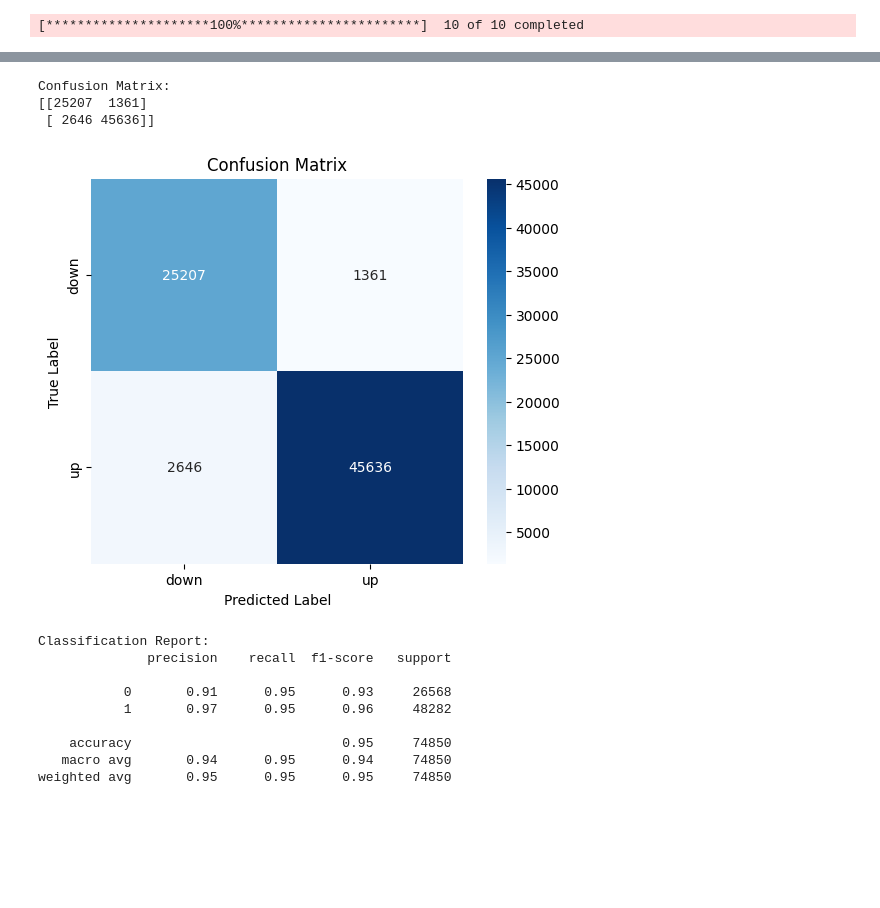
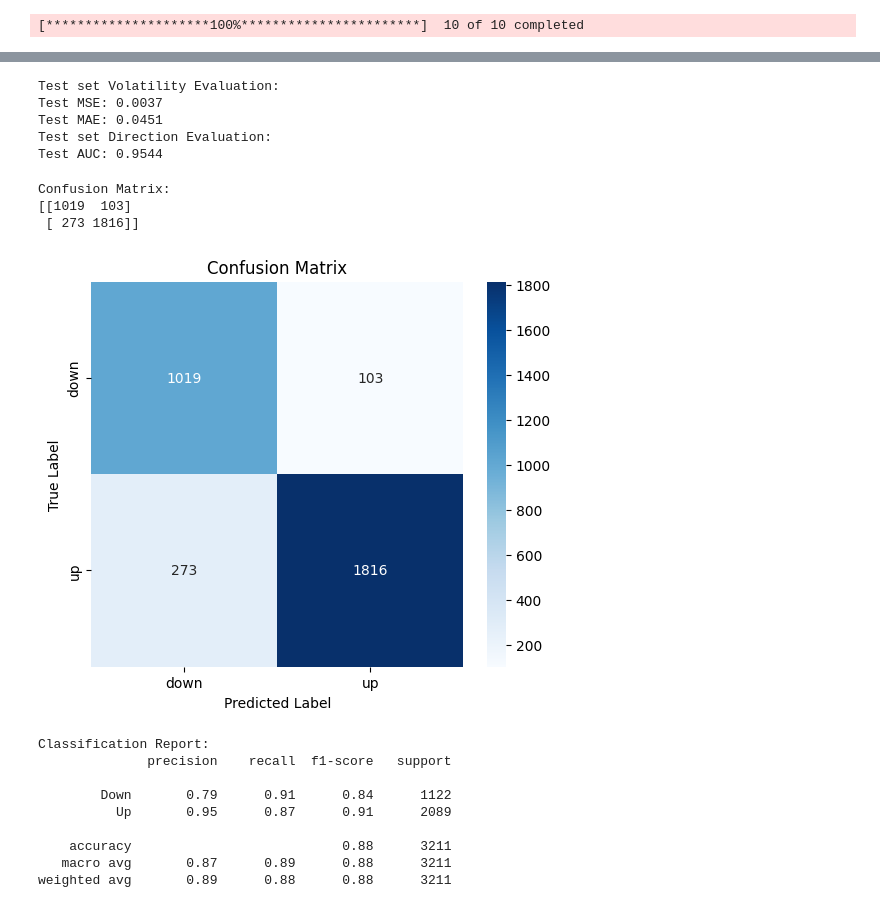
Before and after one commit to am3lia-low/dsa4265-group-5-Portfolio-Risk-Analyst-Chatbot, a Jupyter notebook: LSTM/LSTM.ipynb, the cells around one changed output, grey strips where cells are left out. Saved outputs shown, nothing was run; the diff lists cells and outputs as text; code cells hidden in the pictures; blank space fills up the shorter version.

```diff
--- a/LSTM/LSTM.ipynb
+++ b/LSTM/LSTM.ipynb
@@ -345,0 +199,36 @@ Epoch 10/10
+# %%
+# Convert to PyTorch tensors
+X_train = torch.tensor(X_train, dtype=torch.float32)
+X_valid = torch.tensor(X_valid, dtype=torch.float32)
+X_test  = torch.tensor(X_test,  dtype=torch.float32)
+
+yv_train = torch.tensor(yv_train, dtype=torch.float32).view(-1, 1)
+yv_valid = torch.tensor(yv_valid, dtype=torch.float32).view(-1, 1)
+yv_test  = torch.tensor(yv_test,  dtype=torch.float32).view(-1, 1)
+
+yd_train = torch.tensor(yd_train, dtype=torch.float32).view(-1, 1)
+yd_valid = torch.tensor(yd_valid, dtype=torch.float32).view(-1, 1)
+yd_test  = torch.tensor(yd_test,  dtype=torch.float32).view(-1, 1)
+
+class PortfolioDataset(Dataset):
+    def __init__(self, X, y_vol, y_dir):
+        self.X = X
+        self.y_vol = y_vol
+        self.y_dir = y_dir
+
+    def __len__(self):
+        return len(self.X)
+
+    def __getitem__(self, idx):
+        return self.X[idx], self.y_vol[idx], self.y_dir[idx]
+
+
+# Create Datasets
+train_dataset = PortfolioDataset(X_train, yv_train, yd_train)
+valid_dataset = PortfolioDataset(X_valid, yv_valid, yd_valid)
+test_dataset = PortfolioDataset(X_test, yv_test, yd_test)
+
+# Create DataLoaders
+train_loader = DataLoader(train_dataset, batch_size=64, shuffle=True)
+val_loader   = DataLoader(valid_dataset, batch_size=64, shuffle=False)
+test_loader  = DataLoader(test_dataset, batch_size=64, shuffle=False)
@@ -449,0 +548,5 @@ MAE: 0.03449679174997501
+# %%
+all_preds = []
+all_targets = []
+all_probs = []
+test_metrics = evaluate(model, test_loader, mse_loss, bce_loss)
@@ -450,46 +571,59 @@ MAE: 0.03449679174997501
+# %%
+print("Test set Volatility Evaluation:")
+print(f"Test MSE: {test_metrics['vol_loss']:.4f}")
+print(f"Test MAE: {test_metrics['mae']:.4f}")
+
+print("Test set Direction Evaluation:")
+print(f"Test AUC: {test_metrics['auc']:.4f}")
+# %% [output]
+Test set Volatility Evaluation:
+Test MSE: 0.0037
+Test MAE: 0.0451
+Test set Direction Evaluation:
+Test AUC: 0.9544
 # %%
 # Convert probabilities to 0/1
-y_dir_pred_class = (y_dir_pred > threshold).astype(int)
+y_dir_pred_class = (np.array(all_preds) > threshold).astype(int)
 
 # print(np.unique(yd_test))
 
 # Confusion matrix
 cm = confusion_matrix(yd_test, y_dir_pred_class)
 print("Confusion Matrix:")
 print(cm)
 
 labels = ['down', 'up']
 plt.figure(figsize=(6,5))
 sns.heatmap(
    cm,
    annot=True,
    fmt="d",
    cmap="Blues",
    xticklabels=labels,
    yticklabels=labels
 )
 plt.xlabel("Predicted Label")
 plt.ylabel("True Label")
 plt.title("Confusion Matrix")
 plt.show()
 # %% [output]
 Confusion Matrix:
-[[25207  1361]
- [ 2646 45636]]
+[[1019  103]
+ [ 273 1816]]
-[figure, old version]
+[figure, new version]
 # %%
 # Classification Report
 
-report = classification_report(yd_test, y_dir_pred_class)
+report = classification_report(yd_test, y_dir_pred_class, target_names=["Down", "Up"])
 print("Classification Report:")
 print(report)
 # %% [output]
 Classification Report:
               precision    recall  f1-score   support
 
-           0       0.91      0.95      0.93     26568
-           1       0.97      0.95      0.96     48282
+        Down       0.79      0.91      0.84      1122
+          Up       0.95      0.87      0.91      2089
 
-    accuracy                           0.95     74850
-   macro avg       0.94      0.95      0.94     74850
-weighted avg       0.95      0.95      0.95     74850
+    accuracy                           0.88      3211
+   macro avg       0.87      0.89      0.88      3211
+weighted avg       0.89      0.88      0.88      3211
```
Also changed, not shown: parts of 31 cells of this notebook.
